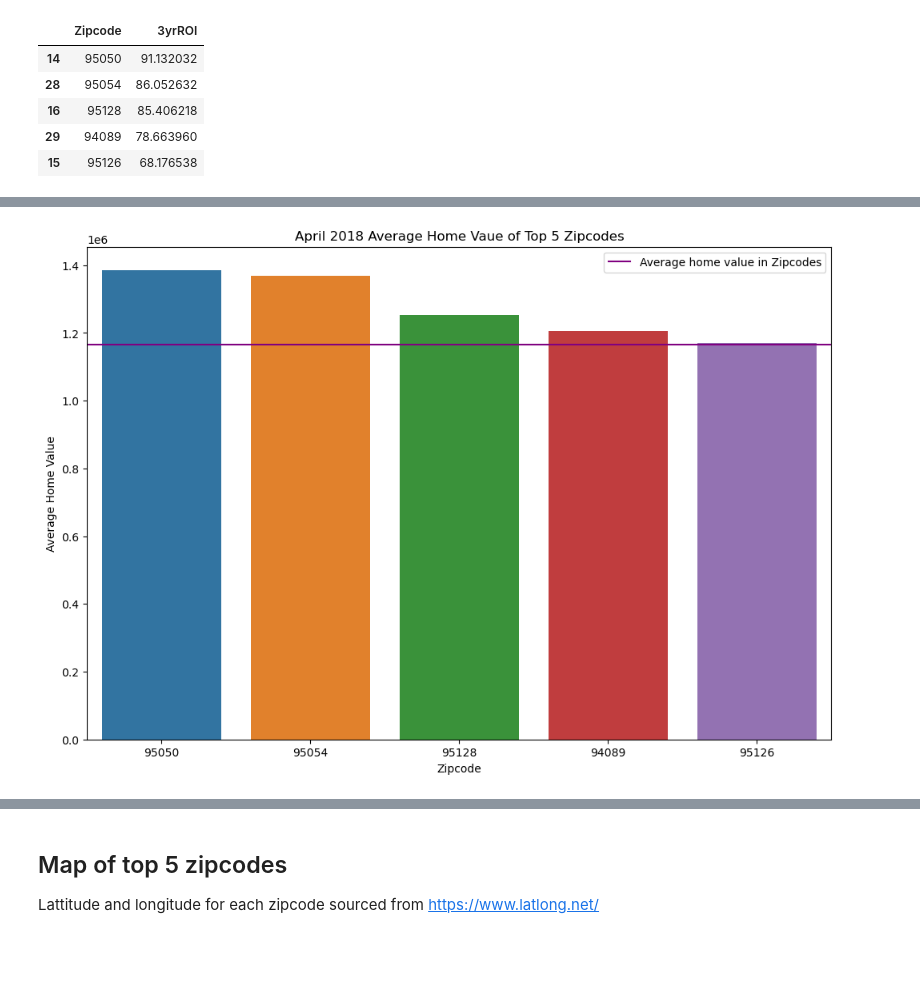
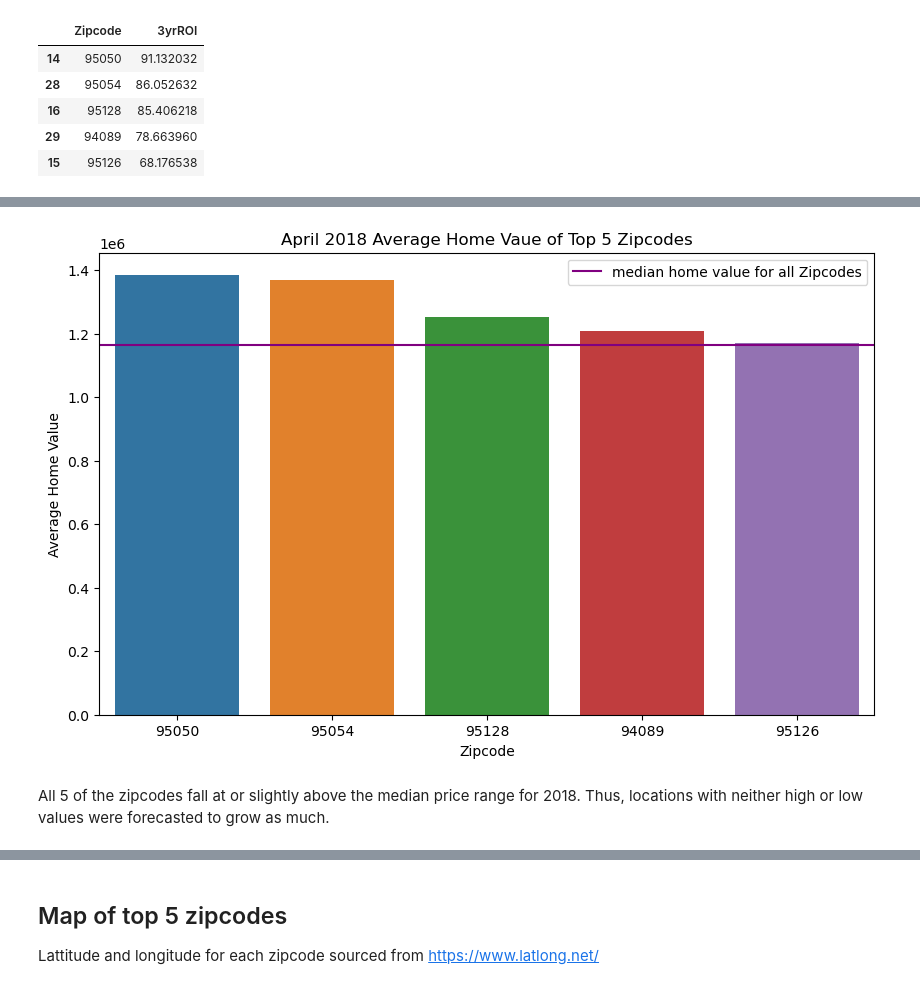
Before and after one commit to lalynjay/Time_series_analysis, a Jupyter notebook: Time_series_analysis.ipynb, the cells around one changed output, grey strips where cells are left out. Cells and saved outputs as stored; diff of their text form; code cells hidden in the pictures; blank space fills up the shorter version.

```diff
--- a/Time_series_analysis.ipynb
+++ b/Time_series_analysis.ipynb
@@ -830,23 +843,25 @@ ax.legend();
 # %%
 # create dataframe that includes top 5 zipcodes with their April 2018 prices
 zips = top_5_zipcodes['Zipcode']
 zips.reset_index()
 sjc = san_jose.loc[san_jose['RegionName'].isin(zips)]
 full = sjc.merge(top_5_zipcodes, how='left', left_on='RegionName', right_on='Zipcode')
 final = full.sort_values('3yrROI', ascending=False)
 final
 
 # plot April 2018 price of top 5 zipcodes
-fig, ax = plt.subplots(figsize=(12, 8))
+fig, ax = plt.subplots(figsize=(10, 6))
 graph = sns.barplot(x=final['Zipcode'], y=final['2018-04'],
                     order=top_5_zipcodes.sort_values('3yrROI',ascending = False).Zipcode, ax=ax)
-graph.axhline(san_jose['2018-04'].mean(), color='purple', label='Average home value in Zipcodes')
+graph.axhline(san_jose['2018-04'].median(), color='purple', label='median home value for all Zipcodes')
 ax.set_title('April 2018 Average Home Vaue of Top 5 Zipcodes')
 ax.set_ylabel('Average Home Value')
 ax.set_xlabel('Zipcode')
 ax.legend(loc='best');
 # %% [output]
-[figure, old version]
+[figure, new version]
+# %% [markdown]
+All 5 of the zipcodes fall at or slightly above the median price range for 2018. Thus, locations with neither high or low values were forecasted to grow as much.
 # %% [markdown]
 # Conclusions
 
```
Also changed, not shown: parts of 20 cells of this notebook, 10 other files.
